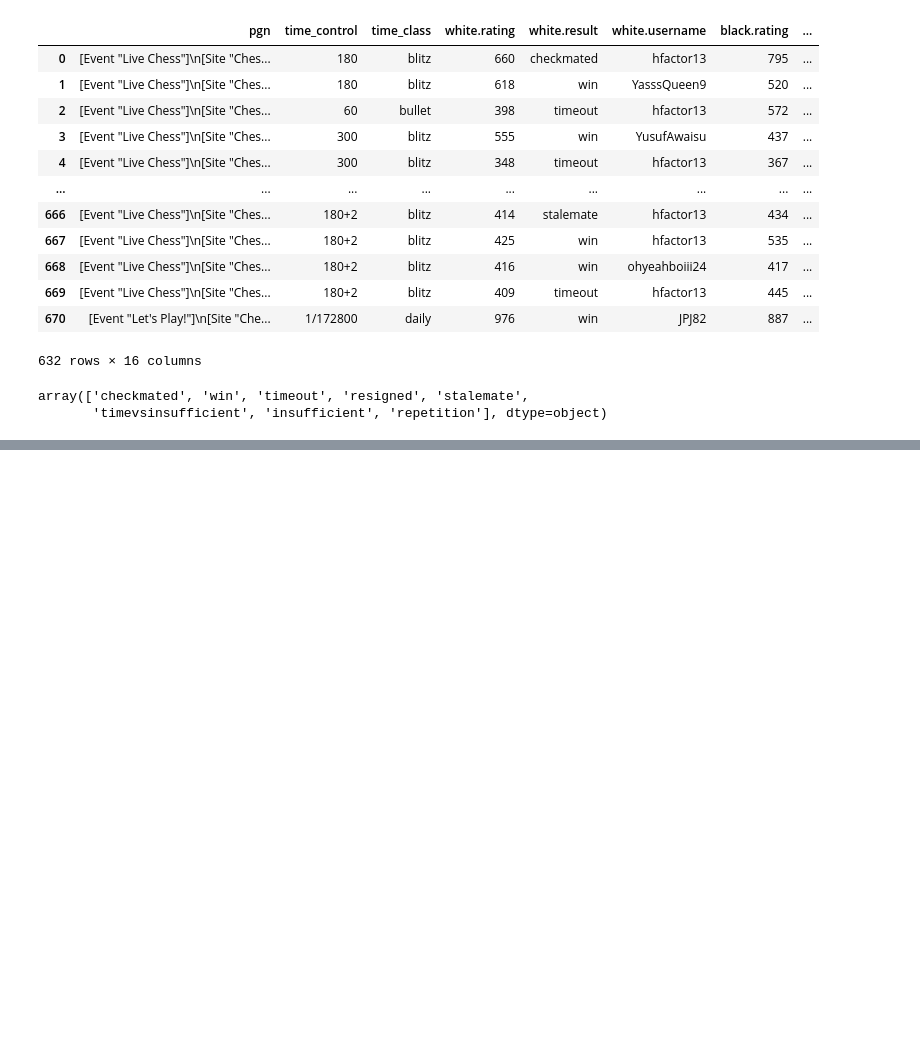
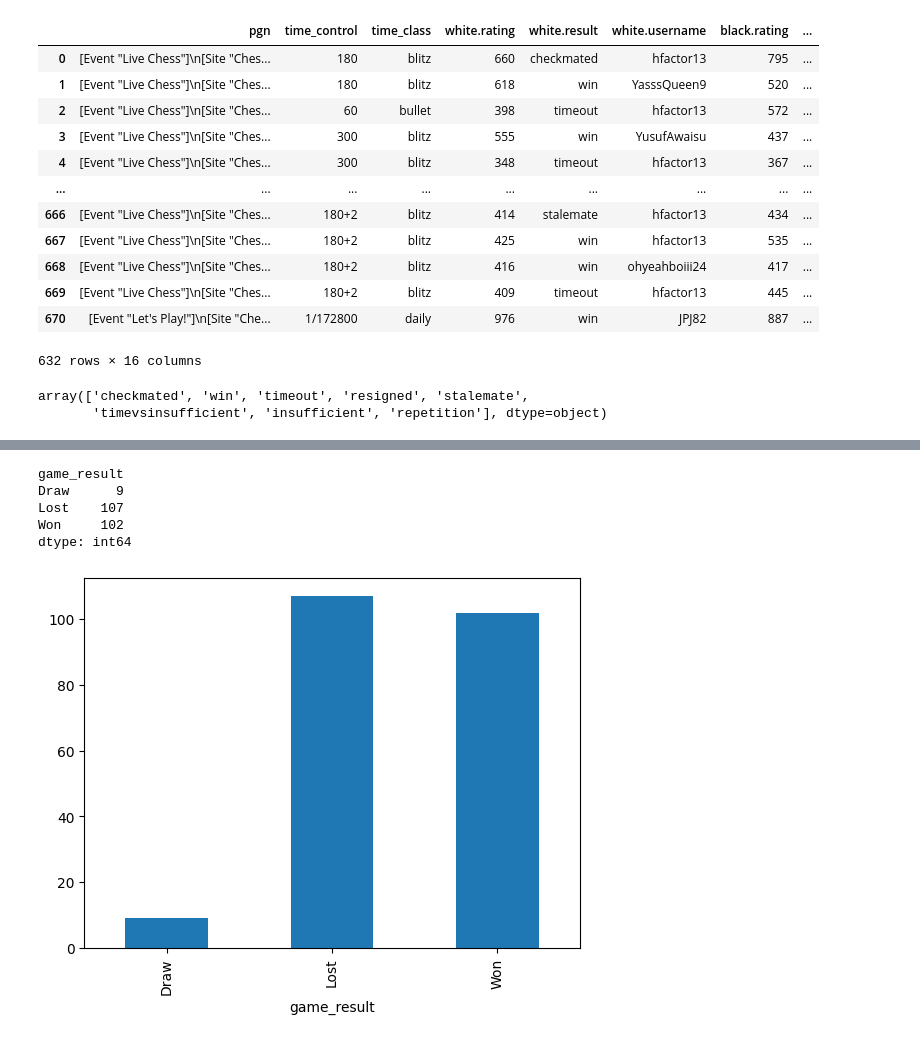
Before and after one commit to hfactor13/MyChessGames, a Jupyter notebook: chess_analysis.ipynb, the cells around one changed output, grey strips where cells are left out. Cells and saved outputs as stored; diff of their text form; code cells hidden in the pictures; blank space fills up the shorter version.

```diff
--- a/chess_analysis.ipynb
+++ b/chess_analysis.ipynb
@@ -280,0 +290,10 @@ rapid_games = chess_games[chess_games["time_class"] == "rapid"]
+# %%
+rapid_games.groupby("game_result").size().plot.bar()
+print(rapid_games.groupby("game_result").size())
+# %% [output]
+game_result
+Draw      9
+Lost    107
+Won     102
+dtype: int64
+[figure, added]
```
Also changed, not shown: parts of 4 cells of this notebook.
